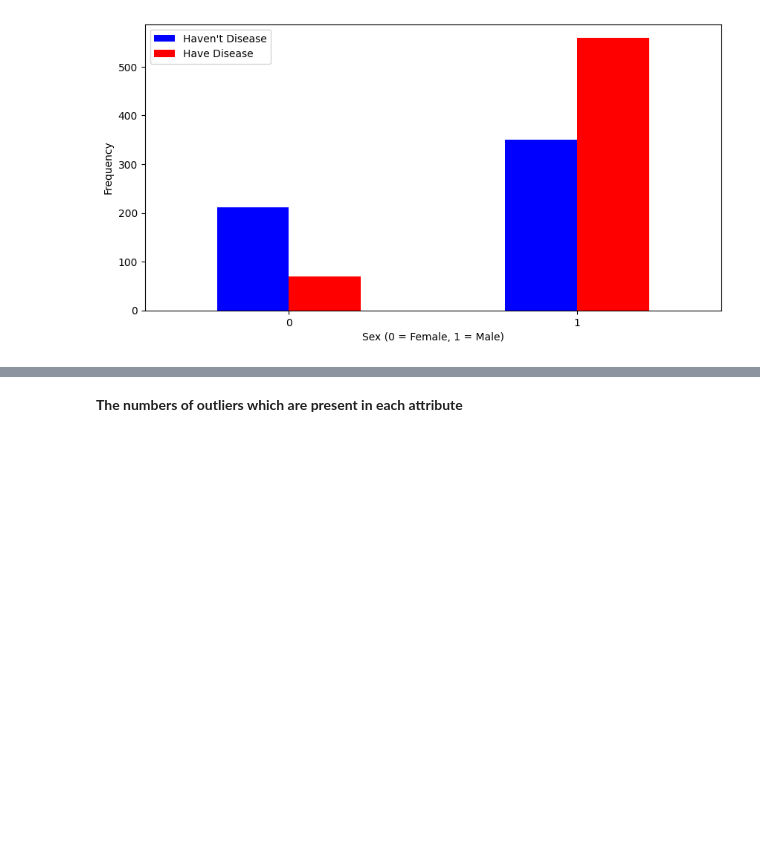
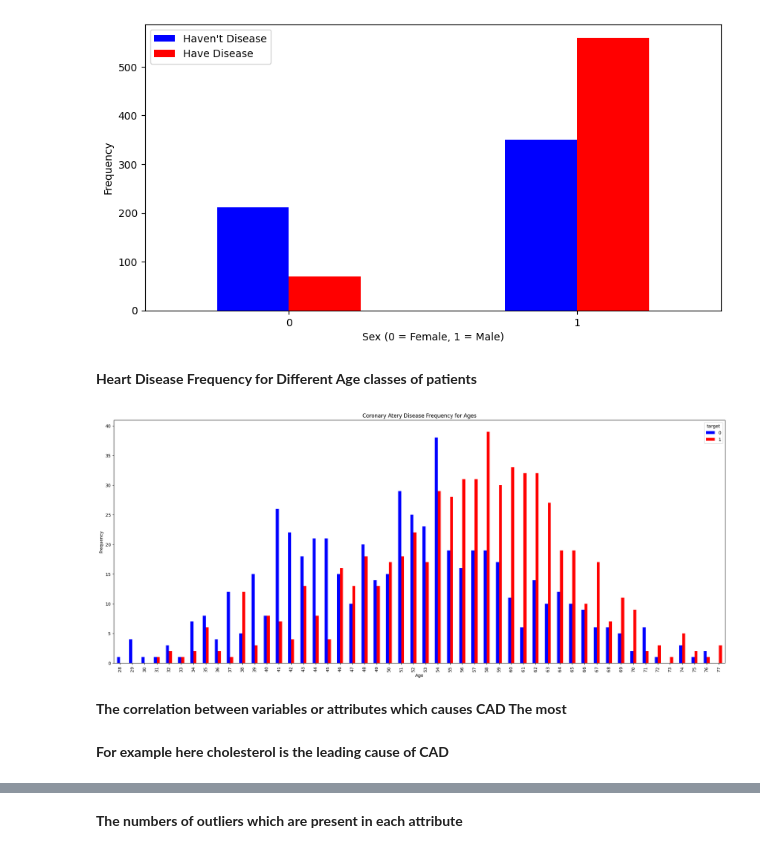
Before and after one commit to wakilahmadhamidi/Coronary_Artery_Disease, a Jupyter notebook: Coronary_Artery_Disease.ipynb, the cells around one changed output, grey strips where cells are left out. Drawn from its saved outputs; the diff is of its cells as text; code cells hidden in the pictures; blank space fills up the shorter version.

```diff
--- a/Coronary_Artery_Disease.ipynb
+++ b/Coronary_Artery_Disease.ipynb
@@ -143,3 +180,17 @@ plt.ylabel('Frequency') # X-Label
 plt.show() # Help to show our diagram
 # %% [output]
 [figure]
+# %% [markdown]
+**Heart Disease Frequency for Different Age classes of patients**
+# %%
+pd.crosstab(data.age,data.target).plot(kind="bar",figsize=(25,10),color=['blue','red' ])
+plt.title('Coronary Atery Disease Frequency for Ages')
+plt.xlabel('Age')
+plt.ylabel('Frequency')
+plt.show()
+# %% [output]
+[figure, added]
+# %% [markdown]
+**The correlation between variables or attributes which causes CAD The most**
+# %% [markdown]
+**For example here cholesterol is the leading cause of CAD**
```
Also changed, not shown: parts of 41 cells of this notebook.
